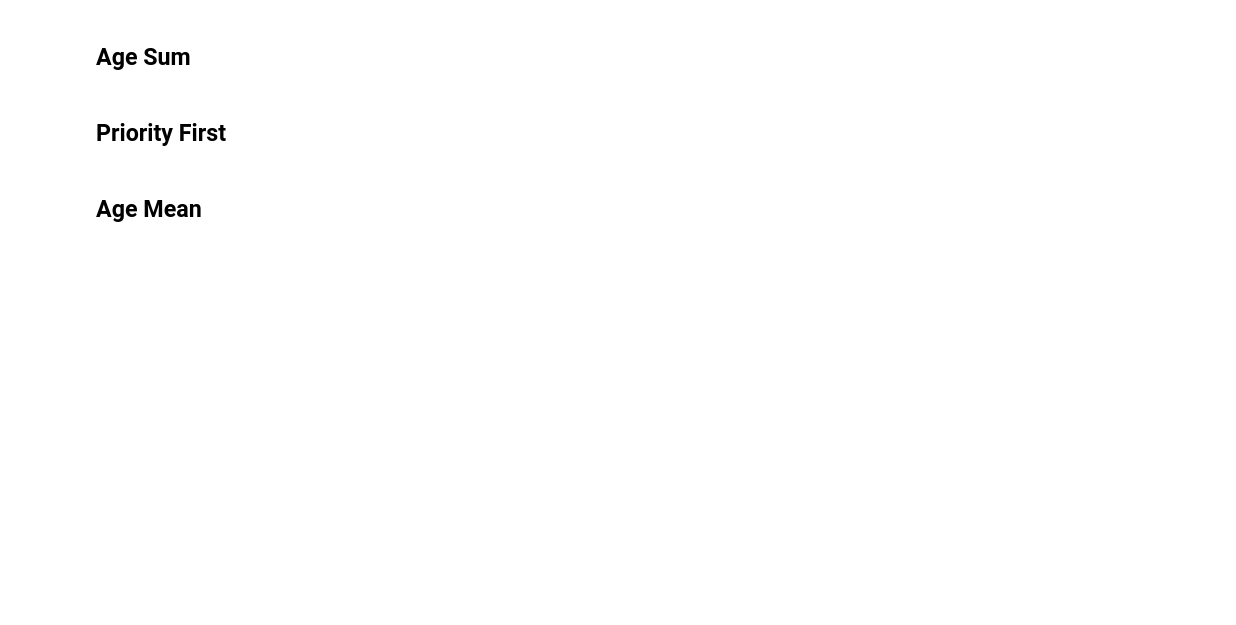
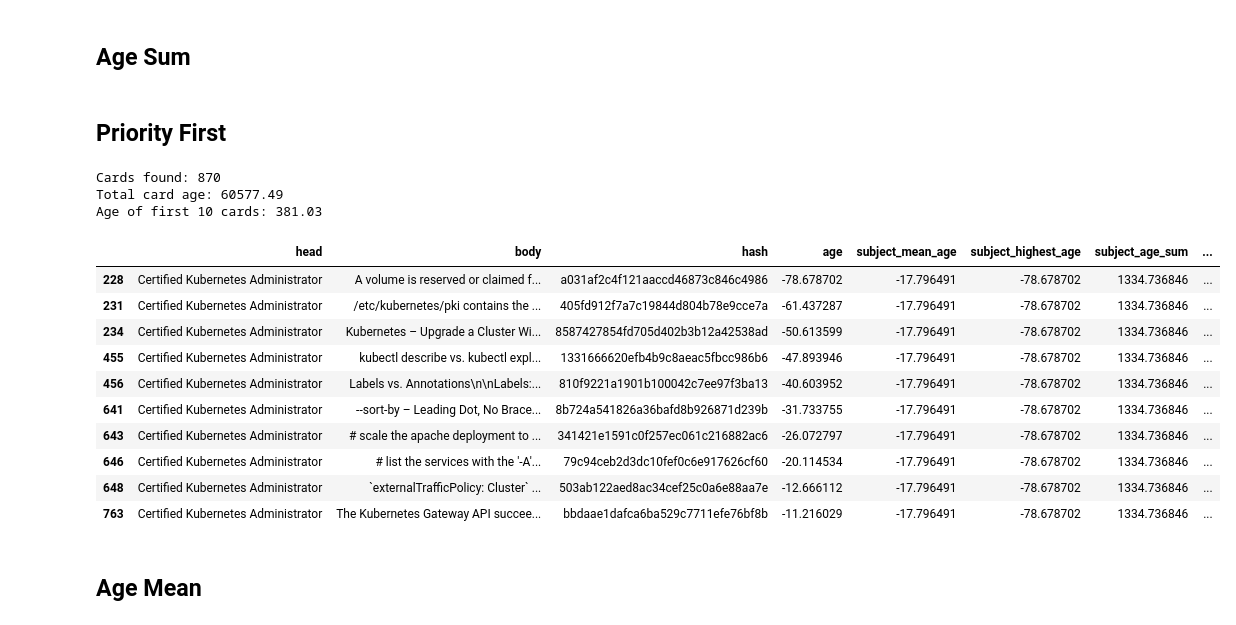
Before and after one commit to JayTY94/Certcards-refresh, a Jupyter notebook: shuffle.ipynb, the cells around one changed output. Drawn from its saved outputs; the diff is of its cells as text; code cells hidden in the pictures; blank space fills up the shorter version.

Commit message:
a031af2c4f121aaccd46873c846c4986

```diff
--- a/shuffle.ipynb
+++ b/shuffle.ipynb
@@ -213,25 +213,40 @@ sum of ages: ~1106.27
 # %% [markdown]
 ## Priority First
 # %%
-# n = 3
-# m = existing_cards.shape[0]//100
-# existing_cards["count"] = (
-#     existing_cards.sort_values("age", ascending=False).groupby("head").cumcount()
-# )
-# existing_cards["n_fold"] = existing_cards["count"] % n
+n = 3
+m = existing_cards.shape[0]//100
+existing_cards["count"] = (
+    existing_cards.sort_values("age", ascending=False).groupby("head").cumcount()
+)
+existing_cards["n_fold"] = existing_cards["count"] % n
 
-# existing_cards["priority"] = 10
-# existing_cards.loc[priority_cards_mask, "priority"] = 0
+existing_cards["priority"] = 10
+existing_cards.loc[priority_cards_mask, "priority"] = 0
 
-# existing_cards["subject_mean_age"] *= -1
-# existing_cards['subject_highest_age'] *= -1
-# existing_cards["age"] = existing_cards["age"] * -1
-# existing_cards.sort_values(
-#     ["n_fold", "priority", "subject_highest_age", "age"], inplace=True
-# )
-# remake_card_document(existing_cards=existing_cards)
+existing_cards["subject_mean_age"] *= -1
+existing_cards['subject_highest_age'] *= -1
+existing_cards["age"] = existing_cards["age"] * -1
+existing_cards.sort_values(
+    ["n_fold", "priority", "subject_highest_age", "age"], inplace=True
+)
+remake_card_document(existing_cards=existing_cards)
 
-# existing_cards.head(10)
+existing_cards.head(10)
+# %% [output]
+Cards found: 870
+Total card age: 60577.49
+Age of first 10 cards: 381.03
+|  | head | body | hash | age | subject_mean_age | subject_highest_age | subject_age_sum | ... |
+| 228 | Certified Kubernetes Administrator | A volume is reserved or claimed f... | a031af2c4f121aaccd46873c846c4986 | -78.678702 | -17.796491 | -78.678702 | 1334.736846 | ... |
+| 231 | Certified Kubernetes Administrator | /etc/kubernetes/pki contains the ... | 405fd912f7a7c19844d804b78e9cce7a | -61.437287 | -17.796491 | -78.678702 | 1334.736846 | ... |
+| 234 | Certified Kubernetes Administrator | Kubernetes – Upgrade a Cluster Wi... | 8587427854fd705d402b3b12a42538ad | -50.613599 | -17.796491 | -78.678702 | 1334.736846 | ... |
+| 455 | Certified Kubernetes Administrator | kubectl describe vs. kubectl expl... | 1331666620efb4b9c8aeac5fbcc986b6 | -47.893946 | -17.796491 | -78.678702 | 1334.736846 | ... |
+| 456 | Certified Kubernetes Administrator | Labels vs. Annotations\n\nLabels:... | 810f9221a1901b100042c7ee97f3ba13 | -40.603952 | -17.796491 | -78.678702 | 1334.736846 | ... |
+| 641 | Certified Kubernetes Administrator | --sort-by – Leading Dot, No Brace... | 8b724a541826a36bafd8b926871d239b | -31.733755 | -17.796491 | -78.678702 | 1334.736846 | ... |
+| 643 | Certified Kubernetes Administrator | # scale the apache deployment to ... | 341421e1591c0f257ec061c216882ac6 | -26.072797 | -17.796491 | -78.678702 | 1334.736846 | ... |
+| 646 | Certified Kubernetes Administrator | # list the services with the '-A'... | 79c94ceb2d3dc10fef0c6e917626cf60 | -20.114534 | -17.796491 | -78.678702 | 1334.736846 | ... |
+| 648 | Certified Kubernetes Administrator | `externalTrafficPolicy: Cluster` ... | 503ab122aed8ac34cef25c0a6e88aa7e | -12.666112 | -17.796491 | -78.678702 | 1334.736846 | ... |
+| 763 | Certified Kubernetes Administrator | The Kubernetes Gateway API succee... | bbdaae1dafca6ba529c7711efe76bf8b | -11.216029 | -17.796491 | -78.678702 | 1334.736846 | ... |
 # %% [markdown]
 ## Age Mean
 # %%
```
Also changed, not shown: parts of 7 cells of this notebook, 2 other files.
